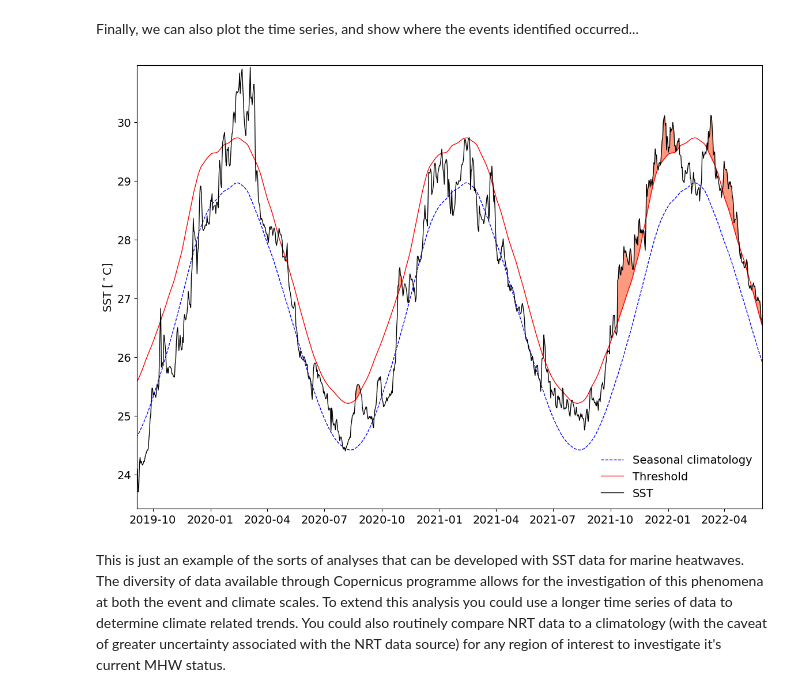
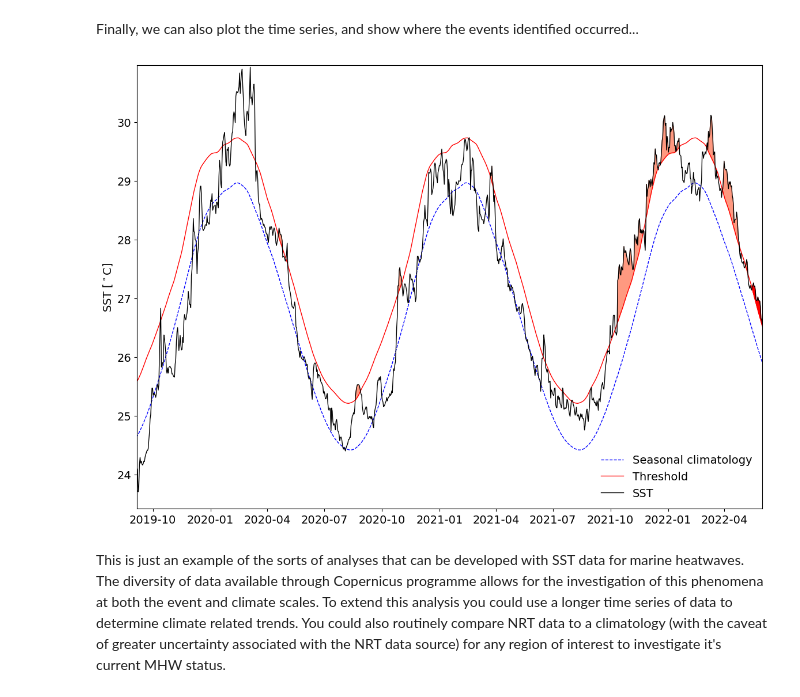
Before and after one commit to wekeo/ocean-case-studies, a Jupyter notebook: Case_studies/UN_Ocean_Decade/Challenge02_ecosystems_and_biodiversity/Marine_heatwaves_intensification_threatens_coral_reef_health.ipynb, the cells around one changed output. Drawn from its saved outputs; the diff is of its cells as text; code cells hidden in the pictures.

```diff
--- a/Case_studies/UN_Ocean_Decade/Challenge02_ecosystems_and_biodiversity/Marine_heatwaves_intensification_threatens_coral_reef_health.ipynb
+++ b/Case_studies/UN_Ocean_Decade/Challenge02_ecosystems_and_biodiversity/Marine_heatwaves_intensification_threatens_coral_reef_health.ipynb
@@ -479,17 +466,15 @@ dates = [datetime.datetime.fromordinal(tt) for tt in times]
 # %% [markdown]
 Now we can run the analysis, which first establishes a threshold based on the time series and then detects instances where this is exceeded.
 # %%
-SST_time_series = SST_spatial_average["analysed_sst"].load() - 273.15
+SST_time_series = SST_spatial_average["analysed_sst"] - 273.15
 clim = threshold(SST_time_series)
 mhws = detect(SST_time_series, clim['thresh'], clim['seas'])
-rolling_clim_seas = np.array([i for ii in clim['seas'].values[doy] for i in ii])
-rolling_clim_thresh = np.array([i for ii in clim['thresh'].values[doy] for i in ii])
 # %% [markdown]
 We can then get the toolkit to tell us how many events are present in our time series...
 # %%
 n_events = len(mhws['event'])
 print(f"Number of heatwaves: {n_events}")
-ev = 0 # zero indexed!
+ev = -1 # most recent!
 # %% [output]
 Number of heatwaves: 58
 # %% [markdown]
@@ -497,29 +482,29 @@ Finally, we can also plot the time series, and show where the events identified
 # %%
 plt.figure(figsize=(14, 10))
 plt.rc('font', size=14)
 
-p1, = plt.plot(SST_spatial_average["time"], rolling_clim_seas, 'b--', linewidth=1, zorder=1)
-p2, = plt.plot(SST_spatial_average["time"], rolling_clim_thresh, 'r', linewidth=1, zorder=2)
+p1, = plt.plot(SST_spatial_average["time"], clim['seas'].values[doy], 'b--', linewidth=1, zorder=1)
+p2, = plt.plot(SST_spatial_average["time"], clim['thresh'].values[doy], 'r', linewidth=1, zorder=2)
 p3, = plt.plot(SST_spatial_average["time"], SST_time_series, 'k', linewidth=1, zorder=3)
 
 # Find indices for previous MHW and shade
 for ev0 in np.arange(ev-10, min(ev+10, n_events), 1):
     t1 = np.where(SST_spatial_average["time"]==mhws['time_start'][ev0].values)[0][0]
     t2 = np.where(SST_spatial_average["time"]==mhws['time_end'][ev0].values)[0][0]
     if ev0 == ev:
         plot_col = 'r'
     else:
         plot_col = (1,0.6,0.5)
-    plt.fill_between(np.array(dates[t1:t2+1]), rolling_clim_thresh[t1:t2+1], np.array(SST_time_series[t1:t2+1]), \
+    plt.fill_between(np.array(dates[t1:t2+1]), clim['thresh'].values[doy][t1:t2+1], np.array(SST_time_series[t1:t2+1]), \
                      color=plot_col)
 
 plt.xlim(SST_spatial_average["time"][-1000], SST_spatial_average["time"][-1])
 plt.ylim(clim['seas'].min() - 1, clim['seas'].max() + 2)
 plt.ylabel(r'SST [$^\circ$C]')
 plt.legend([p1, p2, p3],["Seasonal climatology", "Threshold", "SST"], frameon=False)
 plt.savefig('Marine_heat_waves_GBR.png', bbox_inches='tight')
 # %% [output]
-[figure, old version]
+[figure, new version]
 # %% [markdown]
 This is just an example of the sorts of analyses that can be developed with SST data for marine heatwaves. The diversity of data available through Copernicus programme allows for the investigation of this phenomena at both the event and climate scales. To extend this analysis you could use a longer time series of data to determine climate related trends. You could also routinely compare NRT data to a climatology (with the caveat of greater uncertainty associated with the NRT data source) for any region of interest to investigate it's current MHW status.
 # %% [markdown]
```
Also changed, not shown: parts of 3 cells of this notebook, 3 other files.
